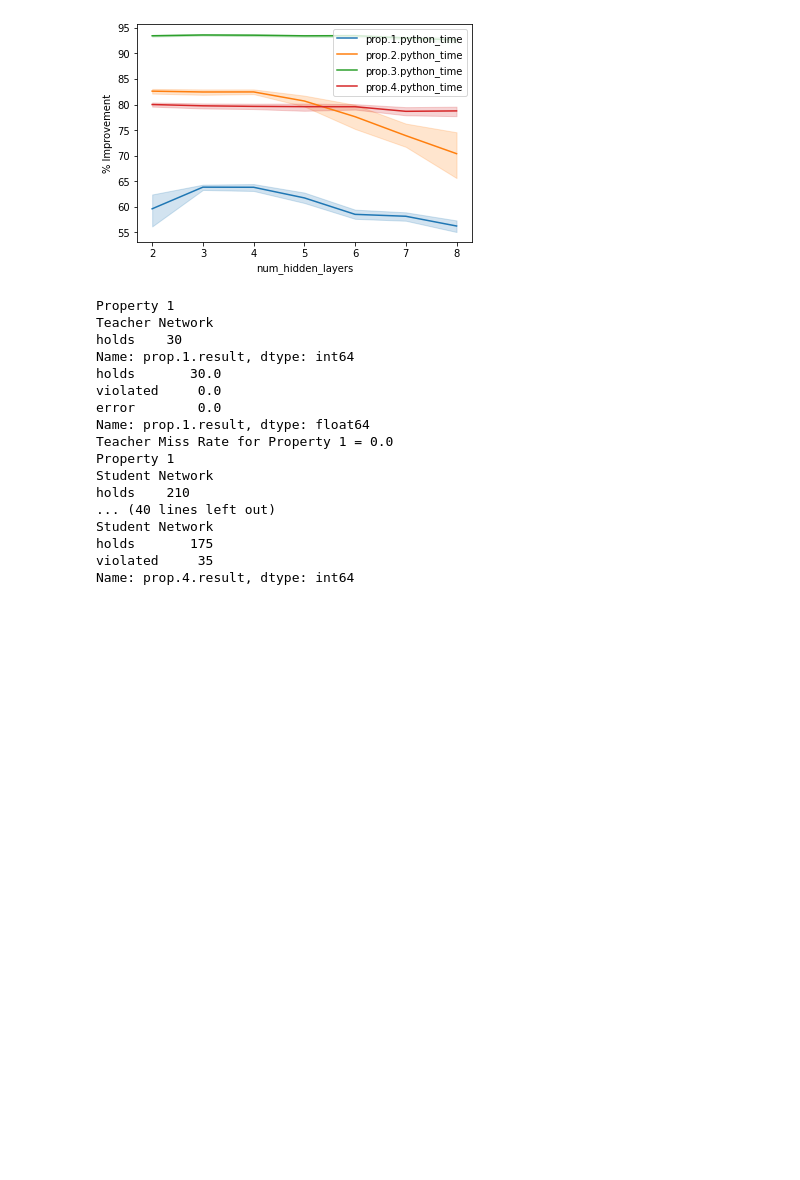
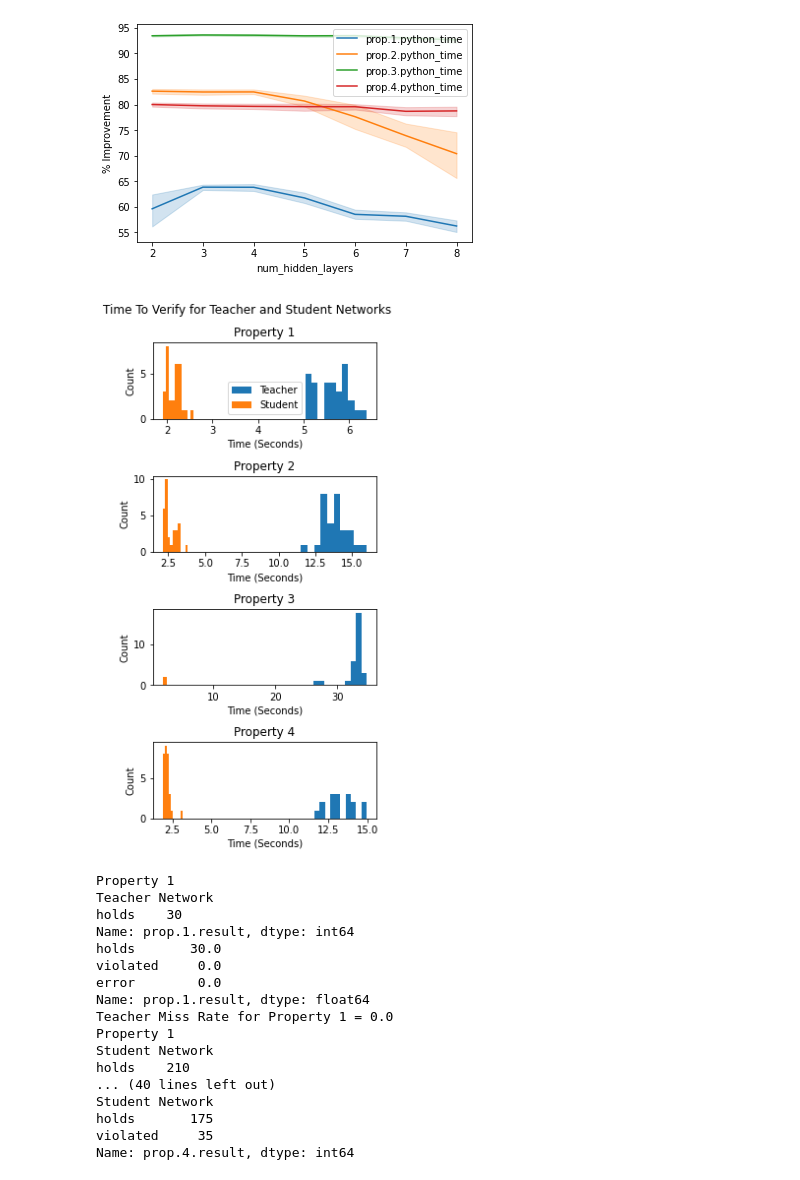
Before and after one commit to jordanperr/masters-thesis, a Jupyter notebook: distill_before_verify_experiment/visualization.ipynb, the cells around one changed output. Cells and saved outputs as stored; diff of their text form; code cells hidden in the pictures; blank space fills up the shorter version.

```diff
--- a/distill_before_verify_experiment/visualization.ipynb
+++ b/distill_before_verify_experiment/visualization.ipynb
@@ -70,6 +70,22 @@ plt.ylabel("% Improvement")
 # %% [output]
 Text(0, 0.5, '% Improvement')
 [figure]
+# %%
+plt.figure(figsize=(4,8))
+for p in [1,2,3,4]:
+    plt.subplot(4,1,p)
+    plt.hist(results_teacher[(results_teacher[f"prop.{p}.result"]!="error")][f"prop.{p}.python_time"], label="Teacher")
+    plt.hist(results[(results["num_hidden_layers"]==5) & (results[f"prop.{p}.result"]!="error")][f"prop.{p}.python_time"], label="Student")
+    if p==1:
+        plt.legend()
+    plt.title(f"Property {p}")
+    plt.xlabel("Time (Seconds)")
+    plt.ylabel("Count")
+
+plt.suptitle("Time To Verify for Teacher and Student Networks")
+plt.tight_layout()
+# %% [output]
+[figure, added]
 # %%
 # results, results_teacher
 # all properties should be satisfied
```
Also changed, not shown: parts of 1 cell of this notebook, 3 other files.
